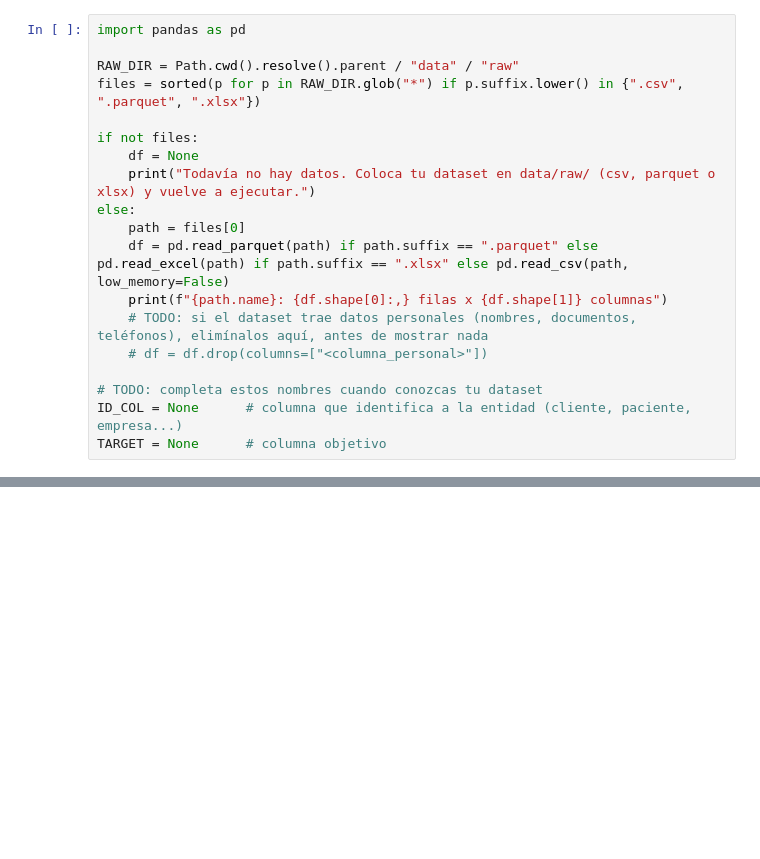
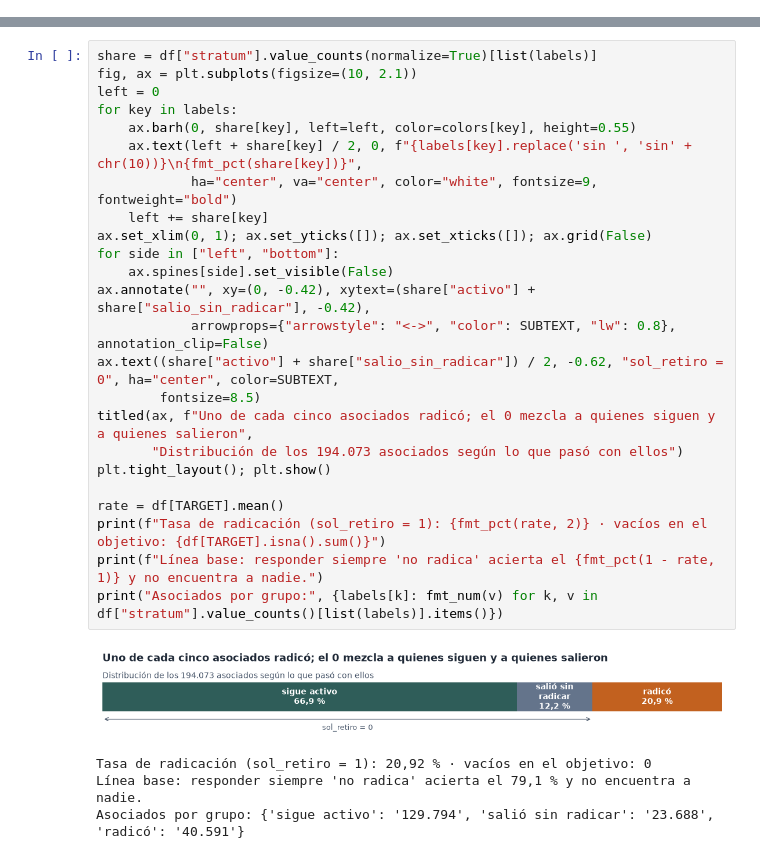
Before and after one commit to carlosgris1980-coder/retiro_asociados, a Jupyter notebook: notebooks/02_eda.ipynb, the cells around one changed output, grey strips where cells are left out. Drawn from its saved outputs; the diff is of its cells as text; blank space fills up the shorter version.

```diff
--- a/notebooks/02_eda.ipynb
+++ b/notebooks/02_eda.ipynb
@@ -22,19 +0,0 @@ Los hallazgos y la tabla también se copian a `reports/01_eda.md`.
-# %%
-import pandas as pd
-
-RAW_DIR = Path.cwd().resolve().parent / "data" / "raw"
-files = sorted(p for p in RAW_DIR.glob("*") if p.suffix.lower() in {".csv", ".parquet", ".xlsx"})
-
-if not files:
-    df = None
-    print("Todavía no hay datos. Coloca tu dataset en data/raw/ (csv, parquet o xlsx) y vuelve a ejecutar.")
-else:
-    path = files[0]
-    df = pd.read_parquet(path) if path.suffix == ".parquet" else pd.read_excel(path) if path.suffix == ".xlsx" else pd.read_csv(path, low_memory=False)
-    print(f"{path.name}: {df.shape[0]:,} filas x {df.shape[1]} columnas")
-    # TODO: si el dataset trae datos personales (nombres, documentos, teléfonos), elimínalos aquí, antes de mostrar nada
-    # df = df.drop(columns=["<columna_personal>"])
-
-# TODO: completa estos nombres cuando conozcas tu dataset
-ID_COL = None      # columna que identifica a la entidad (cliente, paciente, empresa...)
-TARGET = None      # columna objetivo
@@ -148,0 +102,29 @@ Mínimo **5 decisiones**, cada una con **cifra → acción → motivo**. Cópial
+# %%
+share = df["stratum"].value_counts(normalize=True)[list(labels)]
+fig, ax = plt.subplots(figsize=(10, 2.1))
+left = 0
+for key in labels:
+    ax.barh(0, share[key], left=left, color=colors[key], height=0.55)
+    ax.text(left + share[key] / 2, 0, f"{labels[key].replace('sin ', 'sin' + chr(10))}\n{fmt_pct(share[key])}",
+            ha="center", va="center", color="white", fontsize=9, fontweight="bold")
+    left += share[key]
+ax.set_xlim(0, 1); ax.set_yticks([]); ax.set_xticks([]); ax.grid(False)
+for side in ["left", "bottom"]:
+    ax.spines[side].set_visible(False)
+ax.annotate("", xy=(0, -0.42), xytext=(share["activo"] + share["salio_sin_radicar"], -0.42),
+            arrowprops={"arrowstyle": "<->", "color": SUBTEXT, "lw": 0.8}, annotation_clip=False)
+ax.text((share["activo"] + share["salio_sin_radicar"]) / 2, -0.62, "sol_retiro = 0", ha="center", color=SUBTEXT,
+        fontsize=8.5)
+titled(ax, f"Uno de cada cinco asociados radicó; el 0 mezcla a quienes siguen y a quienes salieron",
+       "Distribución de los 194.073 asociados según lo que pasó con ellos")
+plt.tight_layout(); plt.show()
+
+rate = df[TARGET].mean()
+print(f"Tasa de radicación (sol_retiro = 1): {fmt_pct(rate, 2)} · vacíos en el objetivo: {df[TARGET].isna().sum()}")
+print(f"Línea base: responder siempre 'no radica' acierta el {fmt_pct(1 - rate, 1)} y no encuentra a nadie.")
+print("Asociados por grupo:", {labels[k]: fmt_num(v) for k, v in df["stratum"].value_counts()[list(labels)].items()})
+# %% [output]
+[figure, added]
+Tasa de radicación (sol_retiro = 1): 20,92 % · vacíos en el objetivo: 0
+Línea base: responder siempre 'no radica' acierta el 79,1 % y no encuentra a nadie.
+Asociados por grupo: {'sigue activo': '129.794', 'salió sin radicar': '23.688', 'radicó': '40.591'}
```
Also changed, not shown: parts of 55 cells of this notebook, 21 other files.
